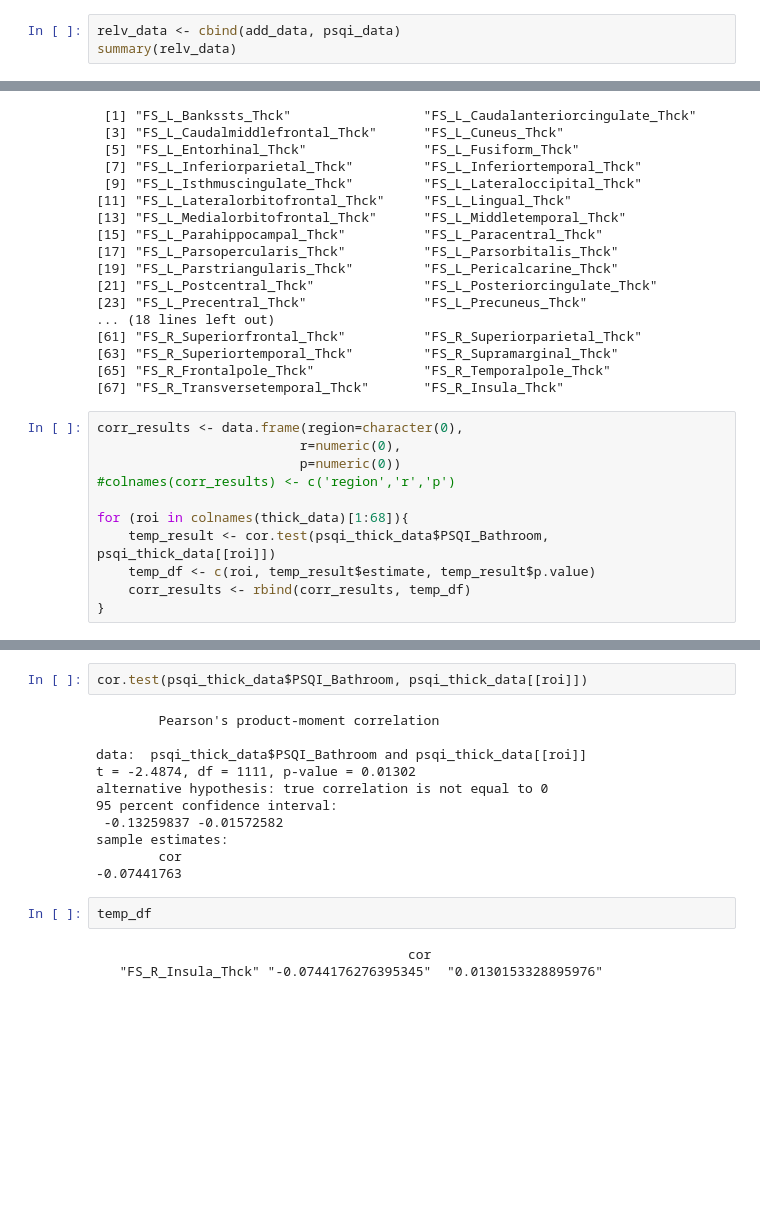
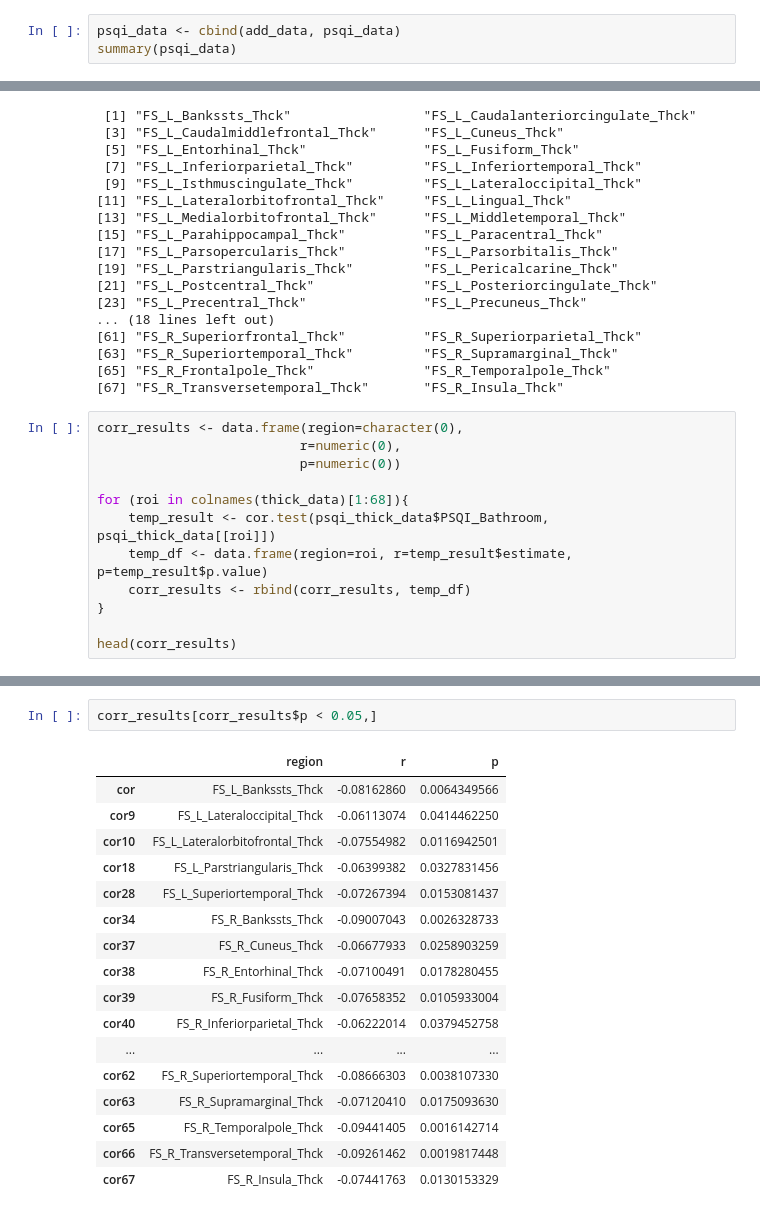
Before and after one commit to TU-Coding-Outreach-Group/cog_summer_workshops_2020, a Jupyter notebook: open-access-datasets/open_access_datasets.ipynb, the cells around one changed output, grey strips where cells are left out. Saved outputs shown, nothing was run; the diff lists cells and outputs as text; blank space fills up the shorter version.

```diff
--- a/open-access-datasets/open_access_datasets.ipynb
+++ b/open-access-datasets/open_access_datasets.ipynb
@@ -191,8 +192,8 @@ This message is displayed once per session.
 # %% [markdown]
 ### Combine dataframes
 # %%
-relv_data <- cbind(add_data, psqi_data)
-summary(relv_data)
+psqi_data <- cbind(add_data, psqi_data)
+summary(psqi_data)
 # %% [output]
     Age      AngAffect_Unadj PSQI_Compl    PSQI_Score       PSQI_Comp1
  22-25:247   Min.   :28.60   true:1206   Min.   : 0.000   Min.   :0.0000
@@ -328,11 +308,12 @@ colnames(thick_data)[1:68]
 corr_results <- data.frame(region=character(0),
                           r=numeric(0),
                           p=numeric(0))
-#colnames(corr_results) <- c('region','r','p')
 
 for (roi in colnames(thick_data)[1:68]){
     temp_result <- cor.test(psqi_thick_data$PSQI_Bathroom, psqi_thick_data[[roi]])
-    temp_df <- c(roi, temp_result$estimate, temp_result$p.value)
+    temp_df <- data.frame(region=roi, r=temp_result$estimate, p=temp_result$p.value)
     corr_results <- rbind(corr_results, temp_df)
 }
+
+head(corr_results)
 # %% [output]
@@ -356,18 +327,20 @@ Warning message in `[<-.factor`(`*tmp*`, ri, value = "FS_L_Caudalanteriorcingula
-# %%
-cor.test(psqi_thick_data$PSQI_Bathroom, psqi_thick_data[[roi]])
-# %% [output]
-        Pearson's product-moment correlation
-
-data:  psqi_thick_data$PSQI_Bathroom and psqi_thick_data[[roi]]
-t = -2.4874, df = 1111, p-value = 0.01302
-alternative hypothesis: true correlation is not equal to 0
-95 percent confidence interval:
- -0.13259837 -0.01572582
-sample estimates:
-        cor
--0.07441763
-# %%
-temp_df
-# %% [output]
-                                        cor
-   "FS_R_Insula_Thck" "-0.0744176276395345"  "0.0130153328895976"
+# %%
+corr_results[corr_results$p < 0.05,]
+# %% [output]
+|  | region | r | p |
+| cor | FS_L_Bankssts_Thck | -0.08162860 | 0.0064349566 |
+| cor9 | FS_L_Lateraloccipital_Thck | -0.06113074 | 0.0414462250 |
+| cor10 | FS_L_Lateralorbitofrontal_Thck | -0.07554982 | 0.0116942501 |
+| cor18 | FS_L_Parstriangularis_Thck | -0.06399382 | 0.0327831456 |
+| cor28 | FS_L_Superiortemporal_Thck | -0.07267394 | 0.0153081437 |
+| cor34 | FS_R_Bankssts_Thck | -0.09007043 | 0.0026328733 |
+| cor37 | FS_R_Cuneus_Thck | -0.06677933 | 0.0258903259 |
+| cor38 | FS_R_Entorhinal_Thck | -0.07100491 | 0.0178280455 |
+| cor39 | FS_R_Fusiform_Thck | -0.07658352 | 0.0105933004 |
+| cor40 | FS_R_Inferiorparietal_Thck | -0.06222014 | 0.0379452758 |
+| ... | ... | ... | ... |
+| cor62 | FS_R_Superiortemporal_Thck | -0.08666303 | 0.0038107330 |
+| cor63 | FS_R_Supramarginal_Thck | -0.07120410 | 0.0175093630 |
+| cor65 | FS_R_Temporalpole_Thck | -0.09441405 | 0.0016142714 |
+| cor66 | FS_R_Transversetemporal_Thck | -0.09261462 | 0.0019817448 |
+| cor67 | FS_R_Insula_Thck | -0.07441763 | 0.0130153329 |
```
Also changed, not shown: parts of 9 cells of this notebook.
